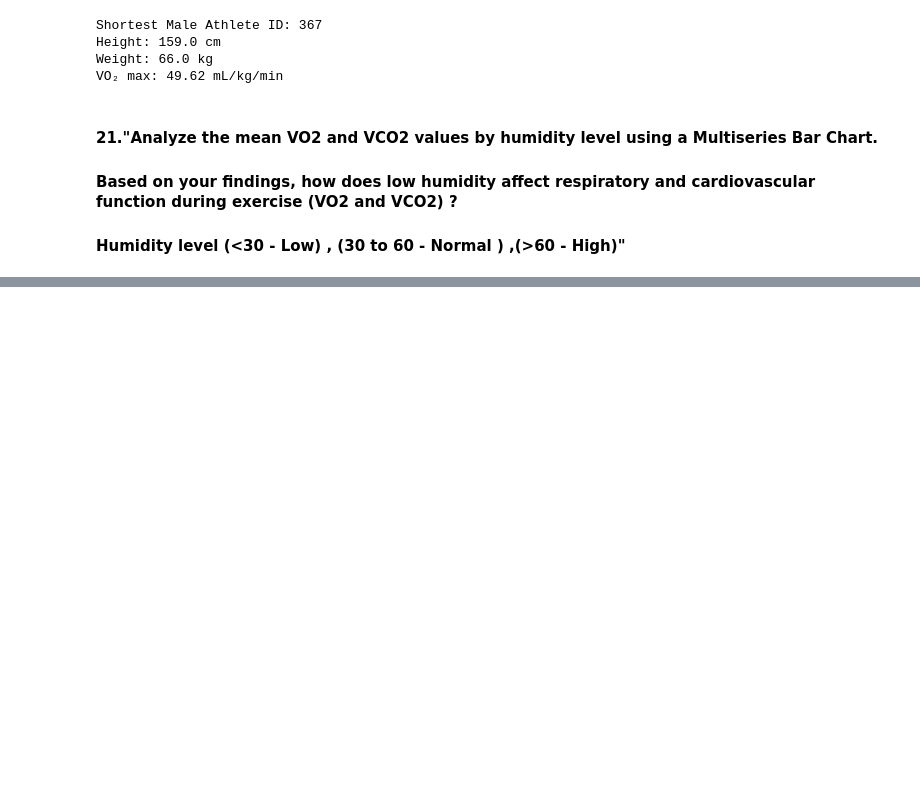
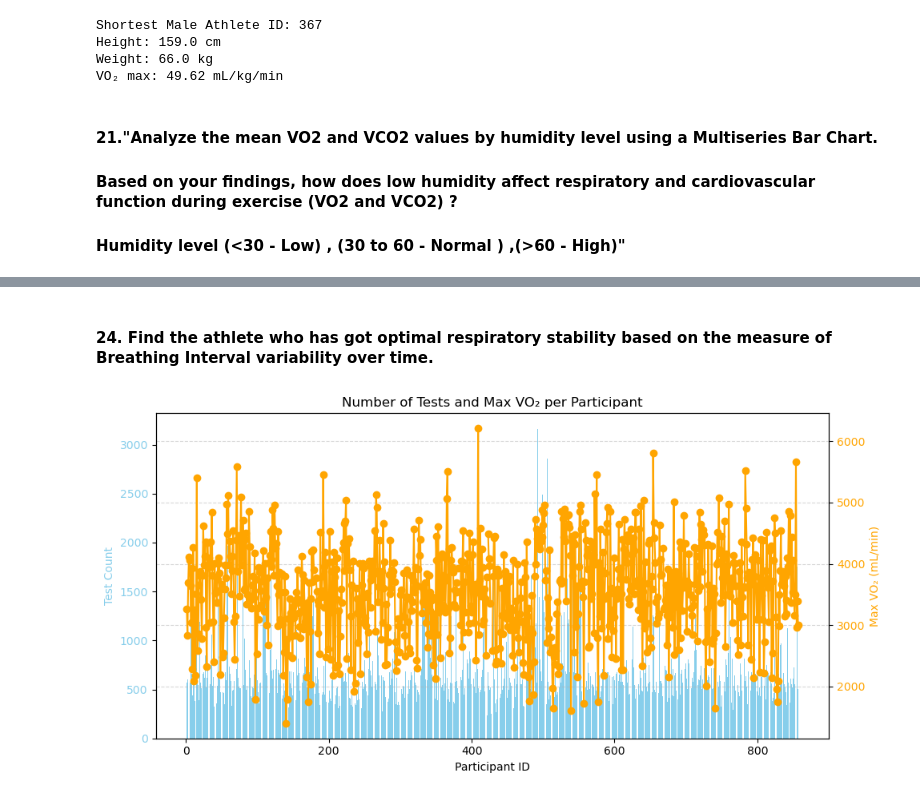
Before and after one commit to ShravaniNK/10_ThePyHackers_PythonHackathon_APRIL25, a Jupyter notebook: Savitha_Hackathon 17-32.ipynb, the cells around one changed output, grey strips where cells are left out. Drawn from its saved outputs; the diff is of its cells as text; code cells hidden in the pictures; blank space fills up the shorter version.

```diff
--- a/Savitha_Hackathon 17-32.ipynb
+++ b/Savitha_Hackathon 17-32.ipynb
@@ -142,0 +246,38 @@ VO₂ max: 49.62 mL/kg/min
+# %% [markdown]
+#### 24. Find the athlete who has got optimal respiratory stability based on the measure of  Breathing Interval variability over time.
+# %%
+
+# Step 1: Number of tests per participant
+test_counts = test_i.groupby('ID').size().reset_index(name='Test_Count')
+
+# Maximum VO2 per participant
+max_vo2 = test_i.groupby('ID')['VO2'].max().reset_index(name='Max_VO2')
+
+# Merge the two on ID
+summary_df = pd.merge(test_counts, max_vo2, on='ID')
+
+# Optional: Sort by ID or Test Count for consistent x-axis
+summary_df = summary_df.sort_values(by='ID')
+
+# Step 4: Plot dual chart
+fig, ax1 = plt.subplots(figsize=(10, 5))
+
+# Bar plot: Number of tests
+ax1.bar(summary_df['ID'], summary_df['Test_Count'], color='skyblue', label='Test Count')
+ax1.set_xlabel('Participant ID')
+ax1.set_ylabel('Test Count', color='skyblue')
+ax1.tick_params(axis='y', labelcolor='skyblue')
+
+# Line plot: Max VO2
+ax2 = ax1.twinx()
+ax2.plot(summary_df['ID'], summary_df['Max_VO2'], color='orange', marker='o', label='Max VO₂')
+ax2.set_ylabel('Max VO₂ (mL/min)', color='orange')
+ax2.tick_params(axis='y', labelcolor='orange')
+
+# Titles and legend
+plt.title('Number of Tests and Max VO₂ per Participant')
+fig.tight_layout()
+plt.grid(axis='y', linestyle='--', alpha=0.5)
+plt.show()
+# %% [output]
+[figure, added]
```
Also changed, not shown: parts of 5 cells of this notebook.
